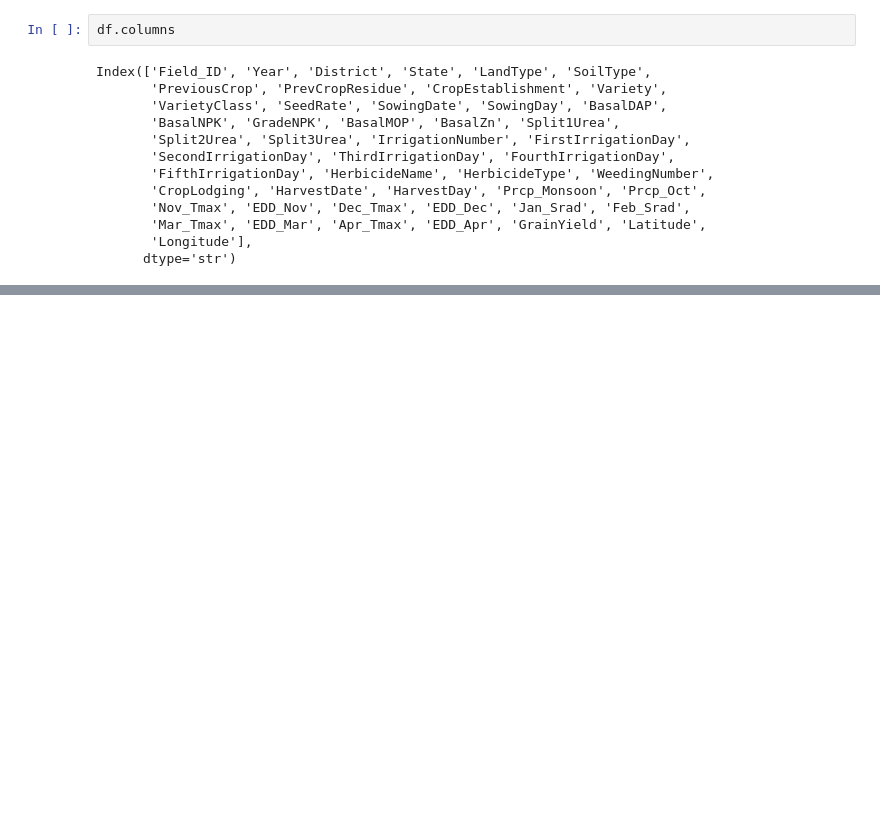
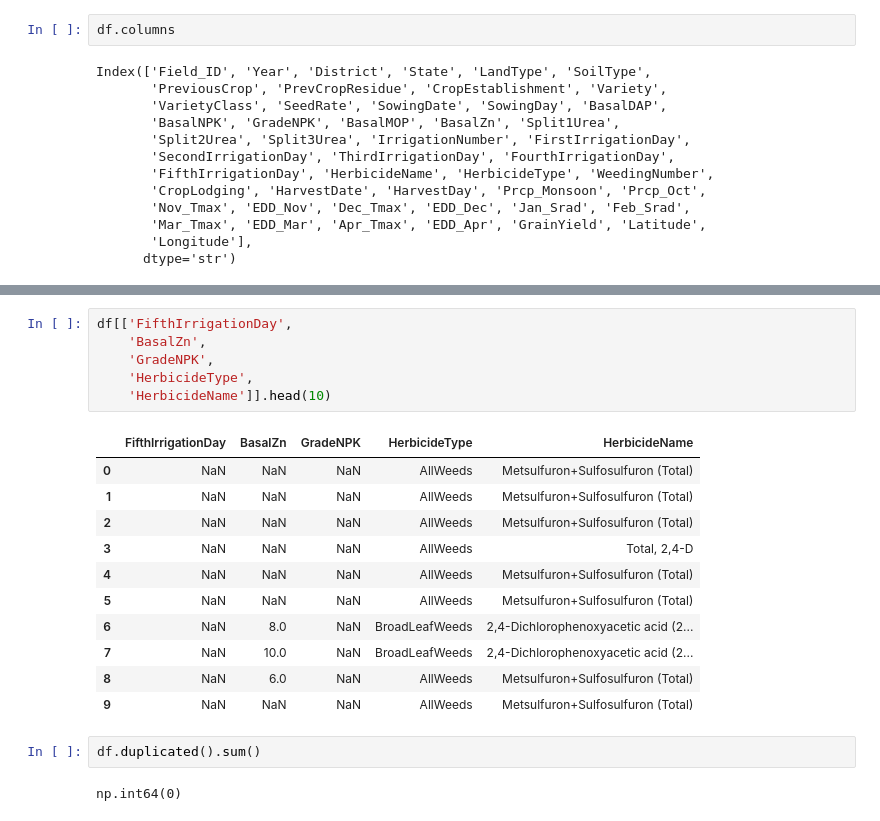
Before and after one commit to sahityaverma40-cpu/Smart-Farming-AI, a Jupyter notebook: notebooks/01_wheat_farming.ipynb, the cells around one changed output, grey strips where cells are left out. Saved outputs shown, nothing was run; the diff lists cells and outputs as text; blank space fills up the shorter version.

```diff
--- a/notebooks/01_wheat_farming.ipynb
+++ b/notebooks/01_wheat_farming.ipynb
@@ -60,0 +204,22 @@ AttributeError: 'DataFrame' object has no attribute 'rows'
+# %%
+df[['FifthIrrigationDay',
+    'BasalZn',
+    'GradeNPK',
+    'HerbicideType',
+    'HerbicideName']].head(10)
+# %% [output]
+|  | FifthIrrigationDay | BasalZn | GradeNPK | HerbicideType | HerbicideName |
+| 0 | NaN | NaN | NaN | AllWeeds | Metsulfuron+Sulfosulfuron (Total) |
+| 1 | NaN | NaN | NaN | AllWeeds | Metsulfuron+Sulfosulfuron (Total) |
+| 2 | NaN | NaN | NaN | AllWeeds | Metsulfuron+Sulfosulfuron (Total) |
+| 3 | NaN | NaN | NaN | AllWeeds | Total, 2,4-D |
+| 4 | NaN | NaN | NaN | AllWeeds | Metsulfuron+Sulfosulfuron (Total) |
+| 5 | NaN | NaN | NaN | AllWeeds | Metsulfuron+Sulfosulfuron (Total) |
+| 6 | NaN | 8.0 | NaN | BroadLeafWeeds | 2,4-Dichlorophenoxyacetic acid (2... |
+| 7 | NaN | 10.0 | NaN | BroadLeafWeeds | 2,4-Dichlorophenoxyacetic acid (2... |
+| 8 | NaN | 6.0 | NaN | AllWeeds | Metsulfuron+Sulfosulfuron (Total) |
+| 9 | NaN | NaN | NaN | AllWeeds | Metsulfuron+Sulfosulfuron (Total) |
+# %%
+df.duplicated().sum()
+# %% [output]
+np.int64(0)
```
Also changed, not shown: parts of 14 cells of this notebook.
